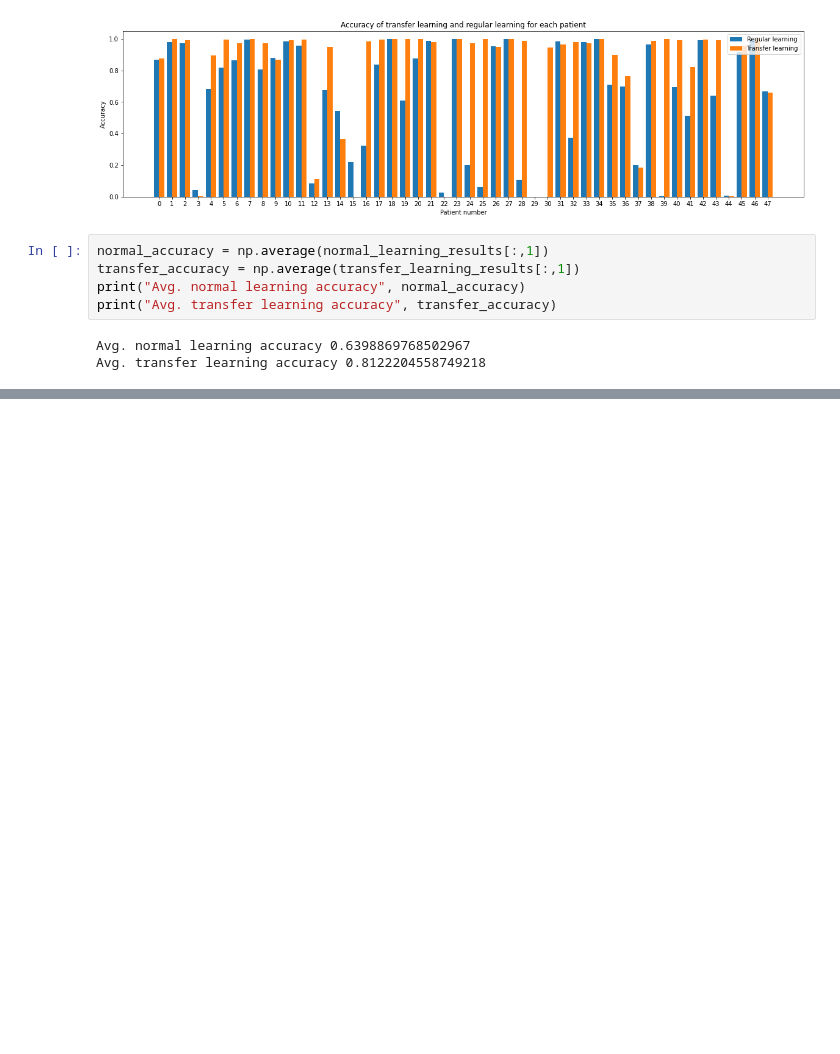
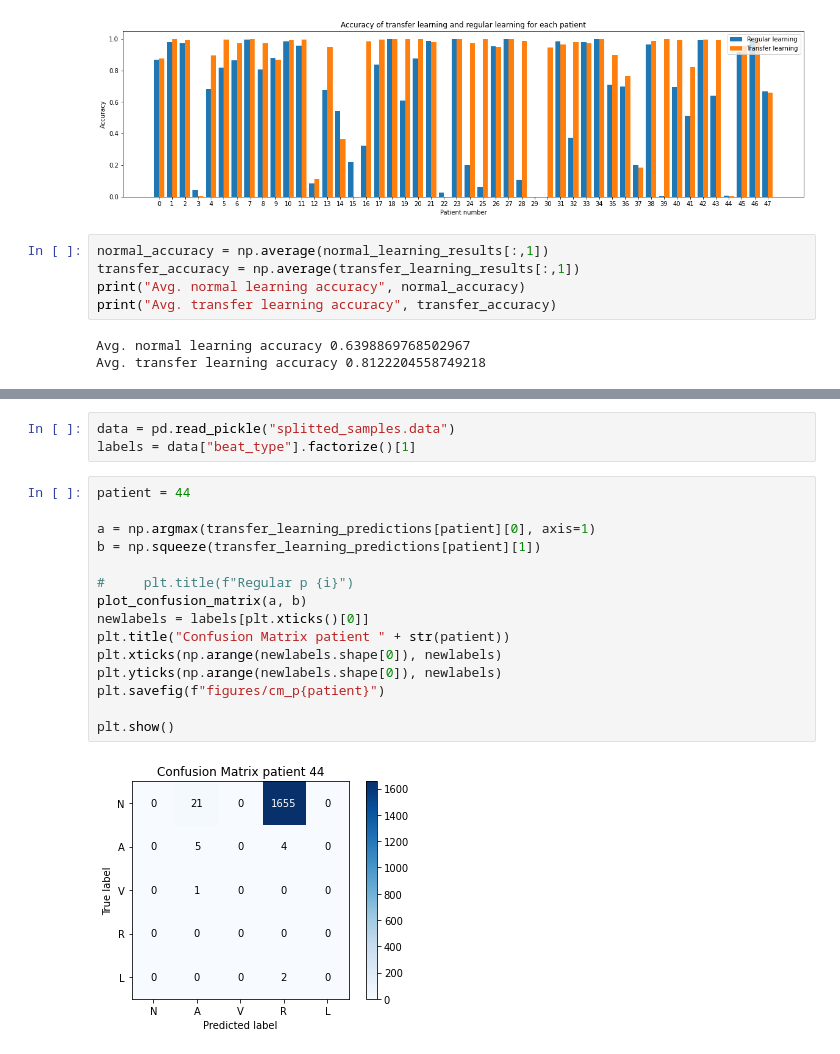
Before and after one commit to GeorgGroenendaal/Heartbeat-CNN, a Jupyter notebook: notebooks/results.ipynb, the cells around one changed output, grey strips where cells are left out. Drawn from its saved outputs; the diff is of its cells as text; blank space fills up the shorter version.

```diff
--- a/notebooks/results.ipynb
+++ b/notebooks/results.ipynb
@@ -35,0 +54,20 @@ Avg. transfer learning accuracy 0.8122204558749218
+# %%
+data = pd.read_pickle("splitted_samples.data")
+labels = data["beat_type"].factorize()[1]
+# %%
+patient = 44
+
+a = np.argmax(transfer_learning_predictions[patient][0], axis=1)
+b = np.squeeze(transfer_learning_predictions[patient][1])
+
+#     plt.title(f"Regular p {i}")
+plot_confusion_matrix(a, b)
+newlabels = labels[plt.xticks()[0]]
+plt.title("Confusion Matrix patient " + str(patient))
+plt.xticks(np.arange(newlabels.shape[0]), newlabels)
+plt.yticks(np.arange(newlabels.shape[0]), newlabels)
+plt.savefig(f"figures/cm_p{patient}")
+
+plt.show()
+# %% [output]
+[figure, added]
```
Also changed, not shown: parts of 5 cells of this notebook, 4 other files.
